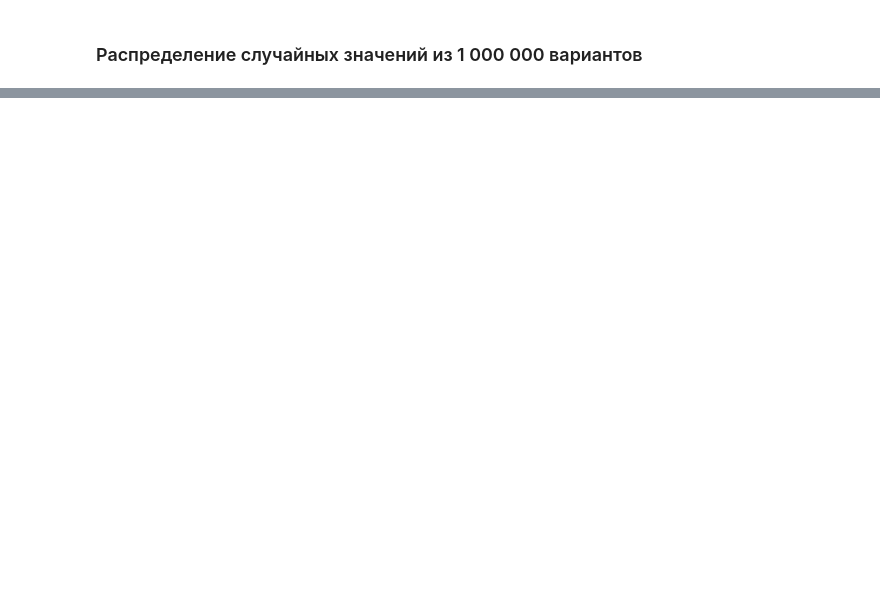
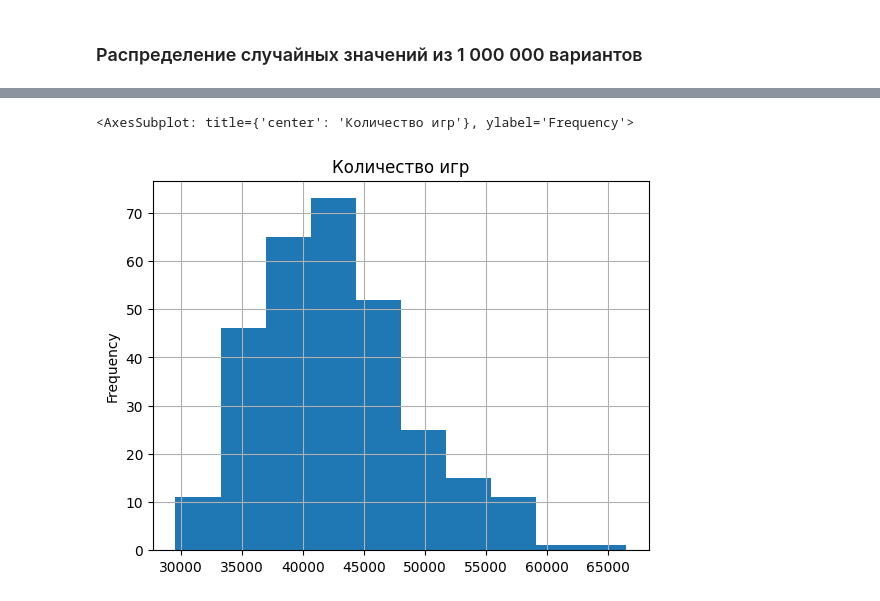
Before and after one commit to macht1212/PANDAS_HW, a Jupyter notebook: Игровой автомат/Распределение.ipynb, the cells around one changed output, grey strips where cells are left out. Drawn from its saved outputs; the diff is of its cells as text; code cells hidden in the pictures; blank space fills up the shorter version.

```diff
--- a/Игровой автомат/Распределение.ipynb
+++ b/Игровой автомат/Распределение.ipynb
@@ -43,0 +47,3 @@ plt.hist(data_1M)
+# %%
+data = pd.read_csv('data.txt', names=['var', 'numb'])
+data
@@ -43,0 +64,7 @@ plt.hist(data_1M)
+# %%
+dcount = data[(data['var'] == 'count')]
+# %%
+dcount['numb'].plot(kind='hist', grid=True, title='Количество игр')
+# %% [output]
+<AxesSubplot: title={'center': 'Количество игр'}, ylabel='Frequency'>
+[figure, added]
```
Also changed, not shown: parts of 15 cells of this notebook, 2 other files.
